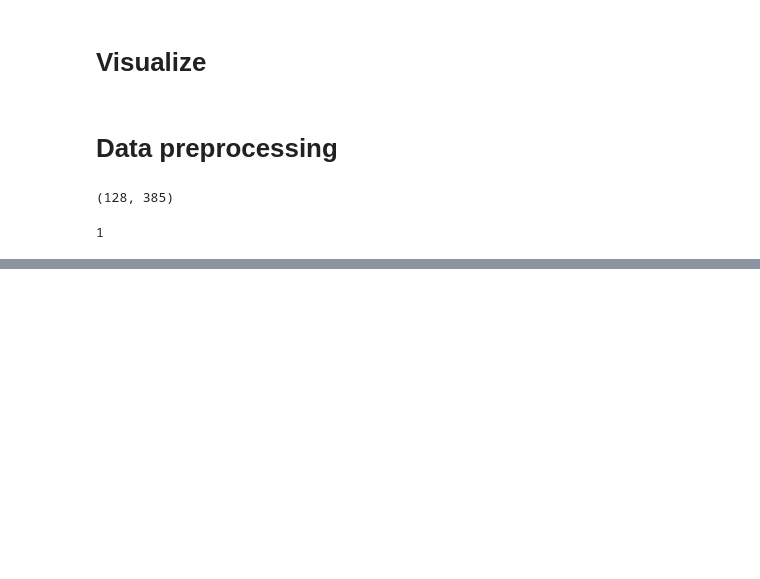
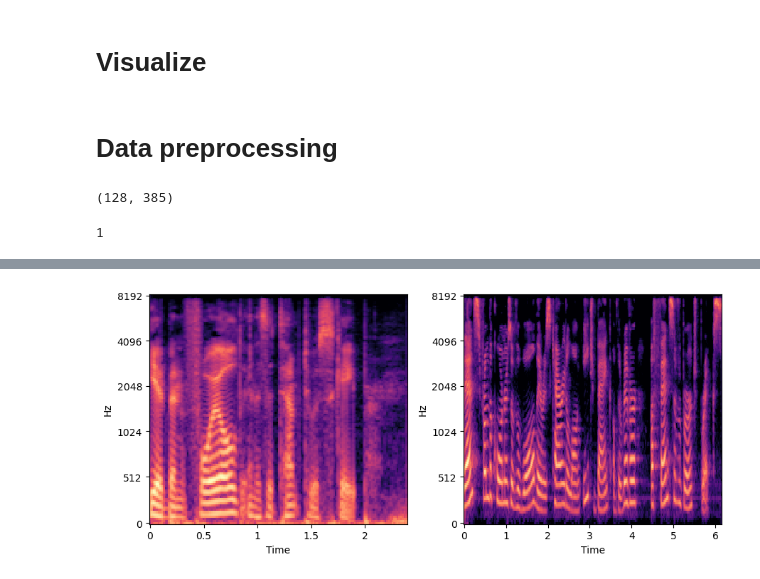
Before and after one commit to kty2001/Dacon, a Jupyter notebook: SW_ty/task.ipynb, the cells around one changed output, grey strips where cells are left out. Drawn from its saved outputs; the diff is of its cells as text; code cells hidden in the pictures; blank space fills up the shorter version.

```diff
--- a/SW_ty/task.ipynb
+++ b/SW_ty/task.ipynb
@@ -215,0 +252,15 @@ else:
+# %%
+plt.figure(figsize=(9, 4))
+
+plt.subplot(121)
+librosa.display.specshow(S_dB1, x_axis='time', y_axis='mel', sr=sr1, fmax=8192)
+plt.tight_layout()
+
+plt.subplot(122)
+librosa.display.specshow(S_dB2, x_axis='time', y_axis='mel', sr=sr2, fmax=8192)
+plt.tight_layout()
+
+plt.show()
+plt.close()
+# %% [output]
+[figure, added]
```
Also changed, not shown: parts of 9 cells of this notebook, 15 other files.
